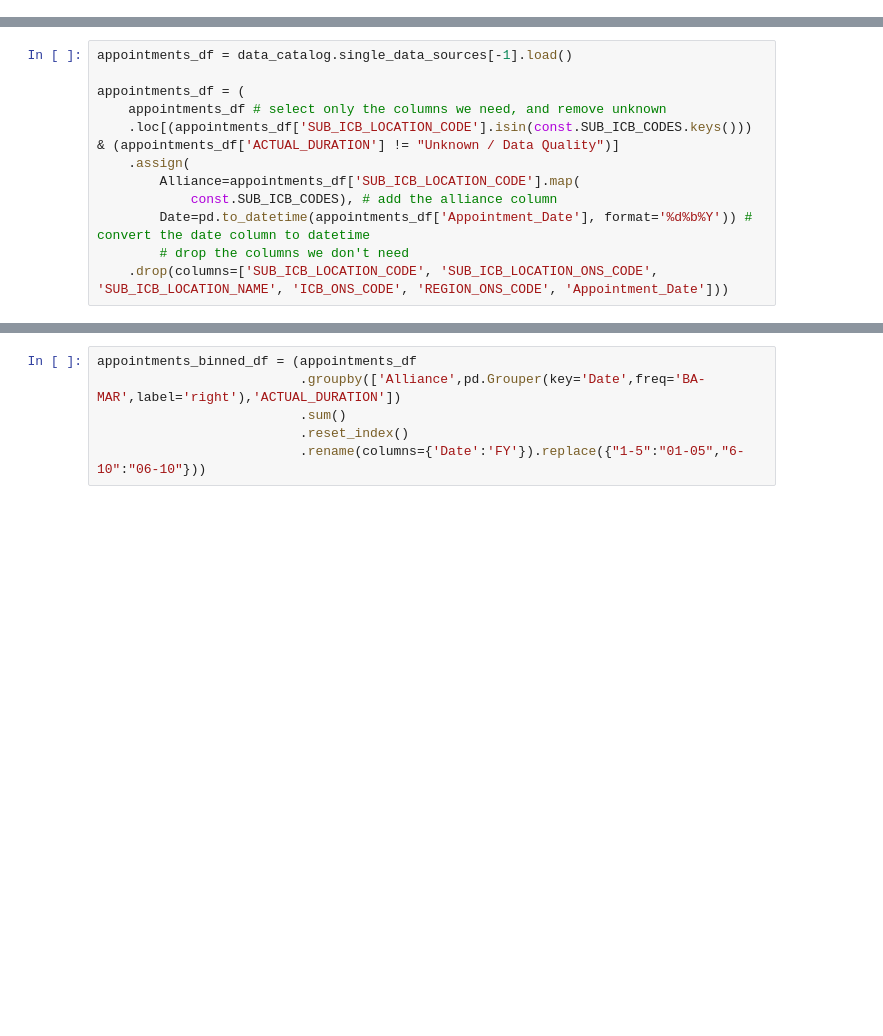
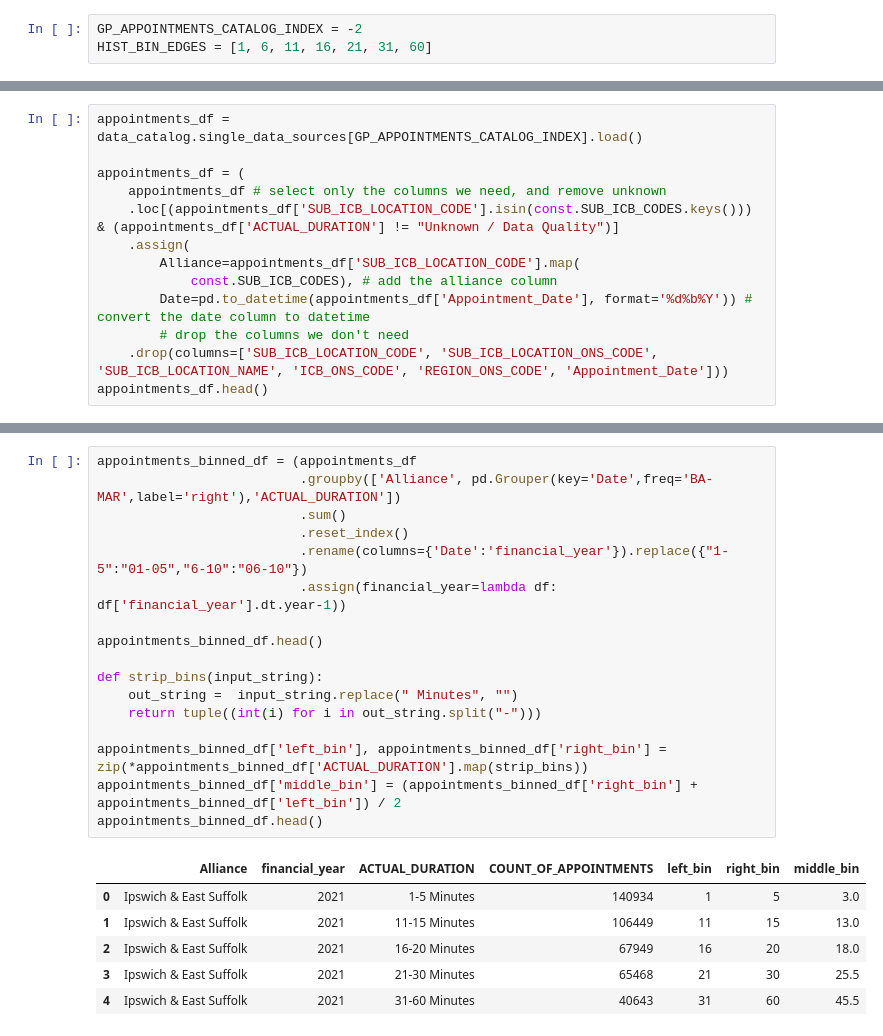
Before and after one commit to SNEE-ICS/PrimaryCareDemandAndCapacity, a Jupyter notebook: AppointmentDuration.ipynb, the cells around one changed output, grey strips where cells are left out. Saved outputs shown, nothing was run; the diff lists cells and outputs as text; blank space fills up the shorter version.

```diff
--- a/AppointmentDuration.ipynb
+++ b/AppointmentDuration.ipynb
@@ -7,0 +24,3 @@ SyntaxError: invalid syntax (2655615332.py, line 4)
+# %%
+GP_APPOINTMENTS_CATALOG_INDEX = -2
+HIST_BIN_EDGES = [1, 6, 11, 16, 21, 31, 60]
@@ -11,6 +30,6 @@ SyntaxError: invalid syntax (2655615332.py, line 4)
 data_catalog = DataCatalog.load_from_yaml("data_catalog.yaml")
 # %%
-appointments_df = data_catalog.single_data_sources[-1].load()
+appointments_df = data_catalog.single_data_sources[GP_APPOINTMENTS_CATALOG_INDEX].load()
 
 appointments_df = (
     appointments_df # select only the columns we need, and remove unknown
@@ -21,3 +40,4 @@ appointments_df = (
         Date=pd.to_datetime(appointments_df['Appointment_Date'], format='%d%b%Y')) # convert the date column to datetime
         # drop the columns we don't need
     .drop(columns=['SUB_ICB_LOCATION_CODE', 'SUB_ICB_LOCATION_ONS_CODE', 'SUB_ICB_LOCATION_NAME', 'ICB_ONS_CODE', 'REGION_ONS_CODE', 'Appointment_Date']))
+appointments_df.head()
@@ -24,6 +51,24 @@ appointments_df = (
 # %%
 appointments_binned_df = (appointments_df
-                          .groupby(['Alliance',pd.Grouper(key='Date',freq='BA-MAR',label='right'),'ACTUAL_DURATION'])
+                          .groupby(['Alliance', pd.Grouper(key='Date',freq='BA-MAR',label='right'),'ACTUAL_DURATION'])
                           .sum()
                           .reset_index()
-                          .rename(columns={'Date':'FY'}).replace({"1-5":"01-05","6-10":"06-10"}))
+                          .rename(columns={'Date':'financial_year'}).replace({"1-5":"01-05","6-10":"06-10"})
+                          .assign(financial_year=lambda df: df['financial_year'].dt.year-1))
+
+appointments_binned_df.head()
+
+def strip_bins(input_string):
+    out_string =  input_string.replace(" Minutes", "")
+    return tuple((int(i) for i in out_string.split("-")))
+
+appointments_binned_df['left_bin'], appointments_binned_df['right_bin'] = zip(*appointments_binned_df['ACTUAL_DURATION'].map(strip_bins))
+appointments_binned_df['middle_bin'] = (appointments_binned_df['right_bin'] + appointments_binned_df['left_bin']) / 2
+appointments_binned_df.head()
+# %% [output]
+|  | Alliance | financial_year | ACTUAL_DURATION | COUNT_OF_APPOINTMENTS | left_bin | right_bin | middle_bin |
+| 0 | Ipswich & East Suffolk | 2021 | 1-5 Minutes | 140934 | 1 | 5 | 3.0 |
+| 1 | Ipswich & East Suffolk | 2021 | 11-15 Minutes | 106449 | 11 | 15 | 13.0 |
+| 2 | Ipswich & East Suffolk | 2021 | 16-20 Minutes | 67949 | 16 | 20 | 18.0 |
+| 3 | Ipswich & East Suffolk | 2021 | 21-30 Minutes | 65468 | 21 | 30 | 25.5 |
+| 4 | Ipswich & East Suffolk | 2021 | 31-60 Minutes | 40643 | 31 | 60 | 45.5 |
```
Also changed, not shown: parts of 19 cells of this notebook.
